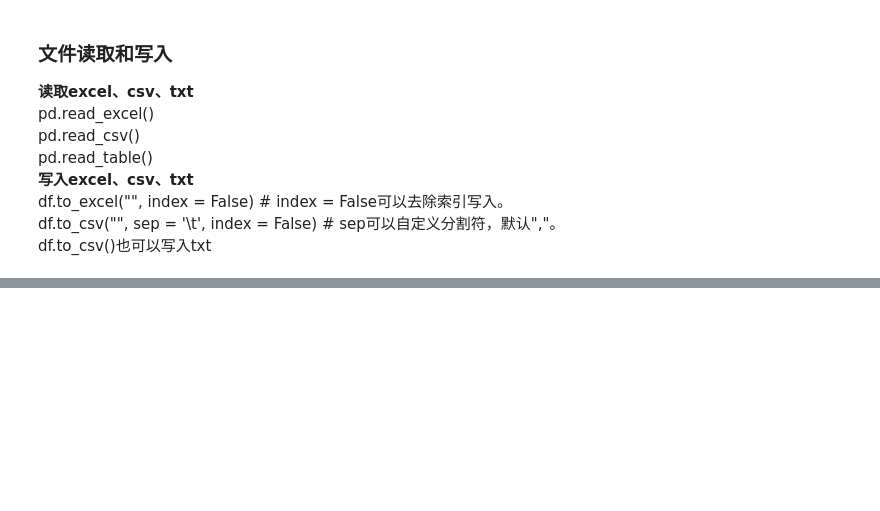
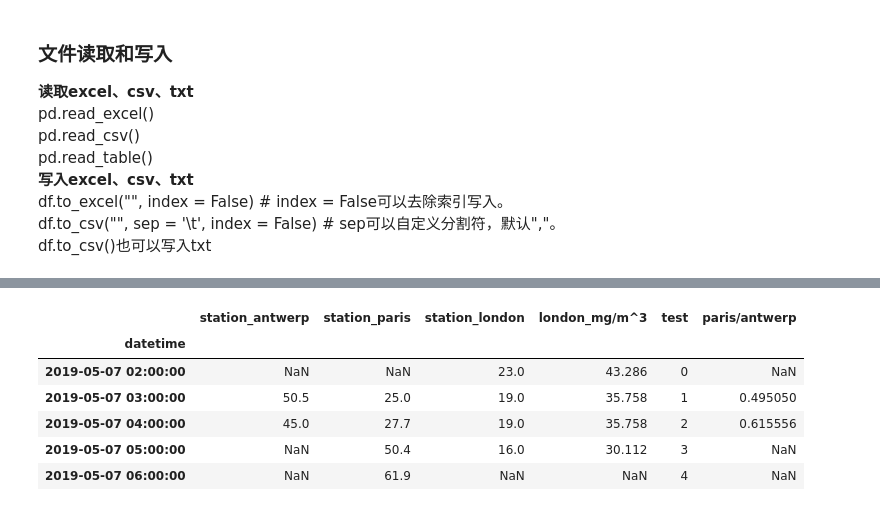
Before and after one commit to alatzr/study, a Jupyter notebook: python_study/pandas/Pandas 登峰造极之路.ipynb, the cells around one changed output, grey strips where cells are left out. Cells and saved outputs as stored; diff of their text form; code cells hidden in the pictures; blank space fills up the shorter version.

```diff
--- a/python_study/pandas/Pandas 登峰造极之路.ipynb
+++ b/python_study/pandas/Pandas 登峰造极之路.ipynb
@@ -214,0 +175,2 @@ https://pandas.pydata.org/docs/getting_started/intro_tutorials/04_plotting.html
+# %%
+air_quality = pd.read_csv("air.csv", index_col=0, parse_dates=True)
@@ -214,0 +187,5 @@ https://pandas.pydata.org/docs/getting_started/intro_tutorials/04_plotting.html
+# %%
+# 插入一列，用以显示London的NO2浓度
+# 25摄氏度标准大气压下，换算系数为1.882
+air_quality["london_mg/m^3"] = air_quality["station_london"] * 1.882
+air_quality.head()
@@ -214,0 +200,14 @@ https://pandas.pydata.org/docs/getting_started/intro_tutorials/04_plotting.html
+# %%
+air_quality["test"] = [i for i in range(len(air_quality["station_antwerp"]))]
+# %%
+air_quality["paris/antwerp"] = air_quality["station_paris"] / air_quality["station_antwerp"]
+# %%
+air_quality.head()
+# %% [output]
+|  | station_antwerp | station_paris | station_london | london_mg/m^3 | test | paris/antwerp |
+| datetime |  |  |  |  |  |  |
+| 2019-05-07 02:00:00 | NaN | NaN | 23.0 | 43.286 | 0 | NaN |
+| 2019-05-07 03:00:00 | 50.5 | 25.0 | 19.0 | 35.758 | 1 | 0.495050 |
+| 2019-05-07 04:00:00 | 45.0 | 27.7 | 19.0 | 35.758 | 2 | 0.615556 |
+| 2019-05-07 05:00:00 | NaN | 50.4 | 16.0 | 30.112 | 3 | NaN |
+| 2019-05-07 06:00:00 | NaN | 61.9 | NaN | NaN | 4 | NaN |
```
Also changed, not shown: parts of 47 cells of this notebook, 2 other files.
